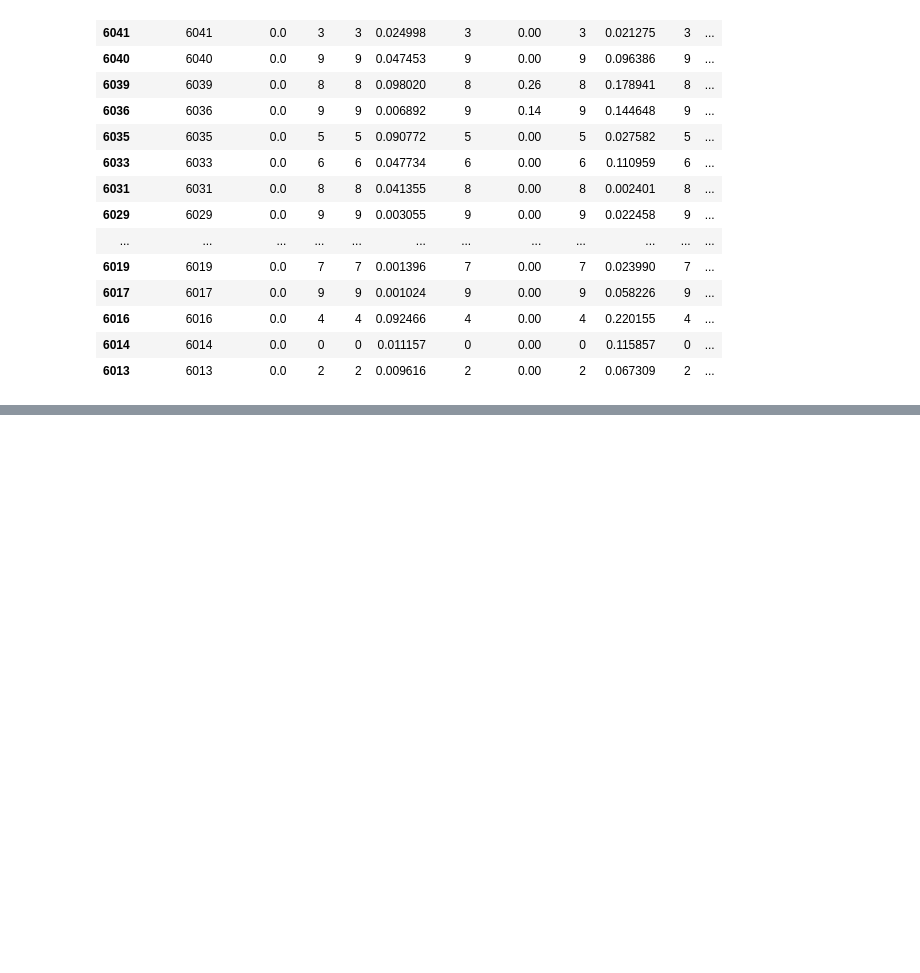
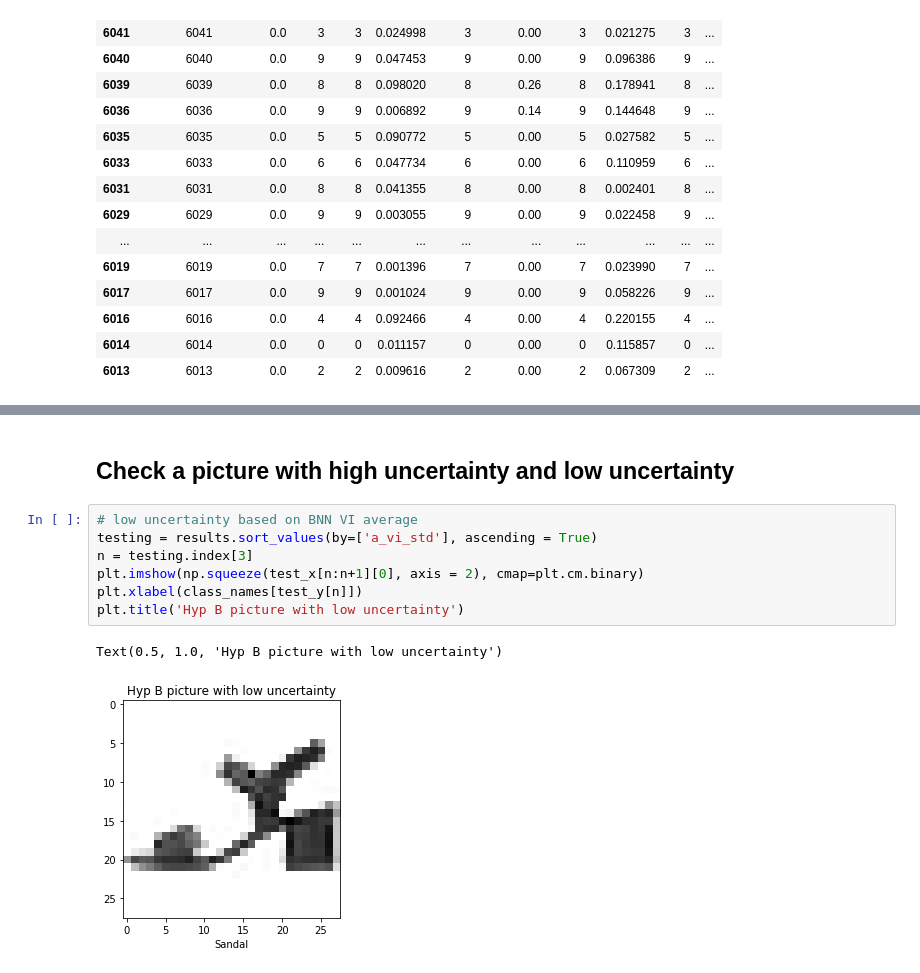
Before and after one commit to annamiri/cornerstone-project, a Jupyter notebook: D_002_unbalanced_dataset_evaluate.ipynb, the cells around one changed output, grey strips where cells are left out. Saved outputs shown, nothing was run; the diff lists cells and outputs as text; blank space fills up the shorter version.

```diff
--- a/D_002_unbalanced_dataset_evaluate.ipynb
+++ b/D_002_unbalanced_dataset_evaluate.ipynb
@@ -232,0 +242,12 @@ plt.show()
+# %% [markdown]
+## Check a picture with high uncertainty and low uncertainty
+# %%
+# low uncertainty based on BNN VI average
+testing = results.sort_values(by=['a_vi_std'], ascending = True)
+n = testing.index[3]
+plt.imshow(np.squeeze(test_x[n:n+1][0], axis = 2), cmap=plt.cm.binary)
+plt.xlabel(class_names[test_y[n]])
+plt.title('Hyp B picture with low uncertainty')
+# %% [output]
+Text(0.5, 1.0, 'Hyp B picture with low uncertainty')
+[figure, added]
```
Also changed, not shown: parts of 7 cells of this notebook, 8 other files.
